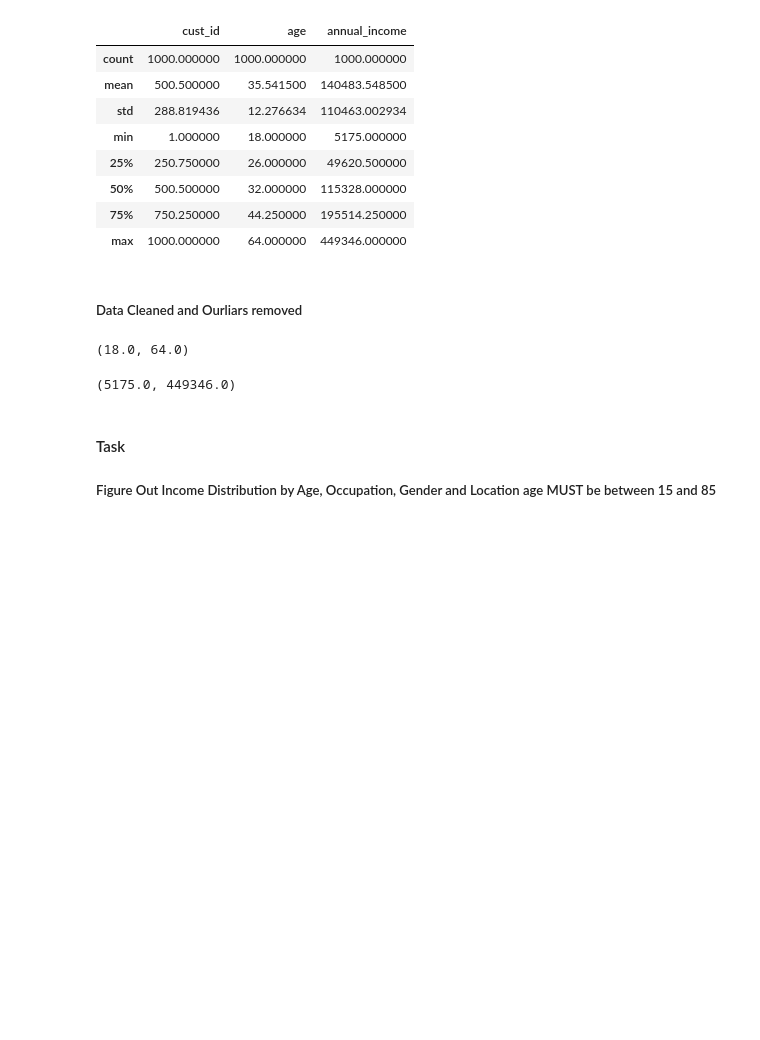
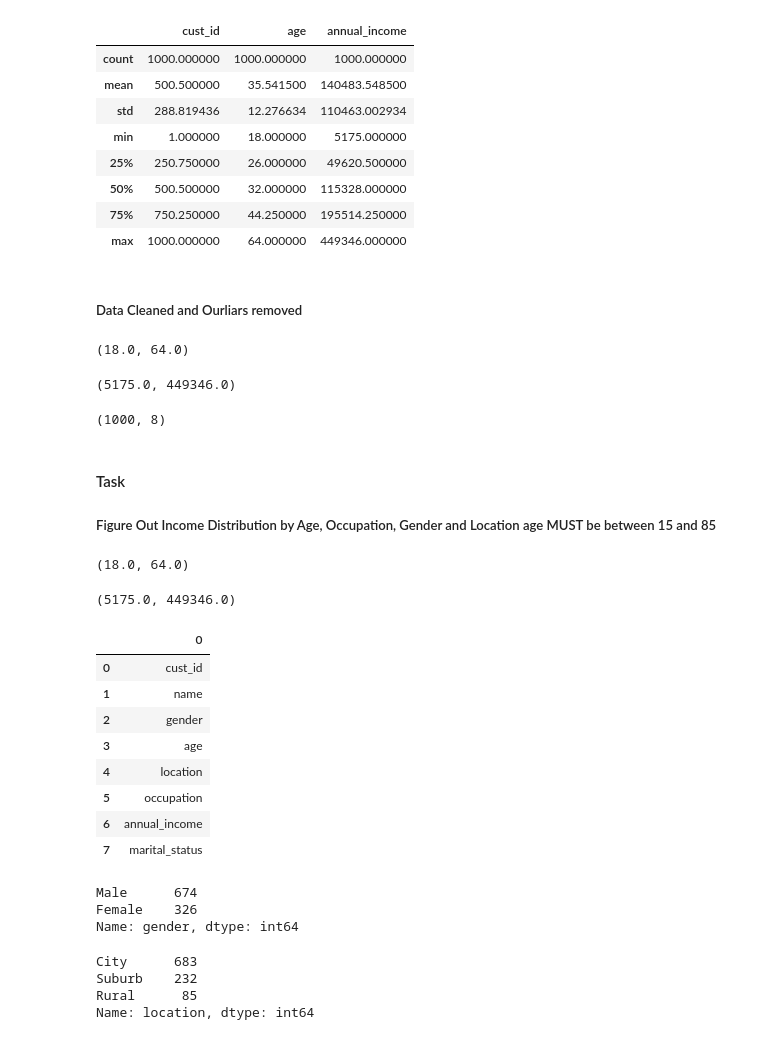
Before and after one commit to jdhova/DummyBank, a Jupyter notebook: DummyBank.ipynb, the cells around one changed output. Cells and saved outputs as stored; diff of their text form; code cells hidden in the pictures; blank space fills up the shorter version.

```diff
--- a/DummyBank.ipynb
+++ b/DummyBank.ipynb
@@ -315,3 +315,7 @@ data_customers2.age.min(),data_customers2.age.max()
 data_customers2.annual_income.min(),data_customers2.annual_income.max()
 # %% [output]
 (5175.0, 449346.0)
+# %%
+data_customers2.shape
+# %% [output]
+(1000, 8)
@@ -318,3 +324,36 @@ data_customers2.annual_income.min(),data_customers2.annual_income.max()
 # %% [markdown]
 #### Task
 ##### Figure Out Income Distribution by Age, Occupation, Gender and Location age MUST be between 15 and 85
+# %%
+data_customers2.age.min(), data_customers2.age.max()
+# %% [output]
+(18.0, 64.0)
+# %%
+data_customers2.annual_income.min(), data_customers2.annual_income.max()
+# %% [output]
+(5175.0, 449346.0)
+# %%
+pd.DataFrame(data_customers2.columns)
+# %% [output]
+|  | 0 |
+| 0 | cust_id |
+| 1 | name |
+| 2 | gender |
+| 3 | age |
+| 4 | location |
+| 5 | occupation |
+| 6 | annual_income |
+| 7 | marital_status |
+# %%
+data_customers2.gender.value_counts(dropna=False)
+# %% [output]
+Male      674
+Female    326
+Name: gender, dtype: int64
+# %%
+data_customers2.location.value_counts(dropna=False)
+# %% [output]
+City      683
+Suburb    232
+Rural      85
+Name: location, dtype: int64
```
Also changed, not shown: parts of 9 cells of this notebook, 2 other files.
